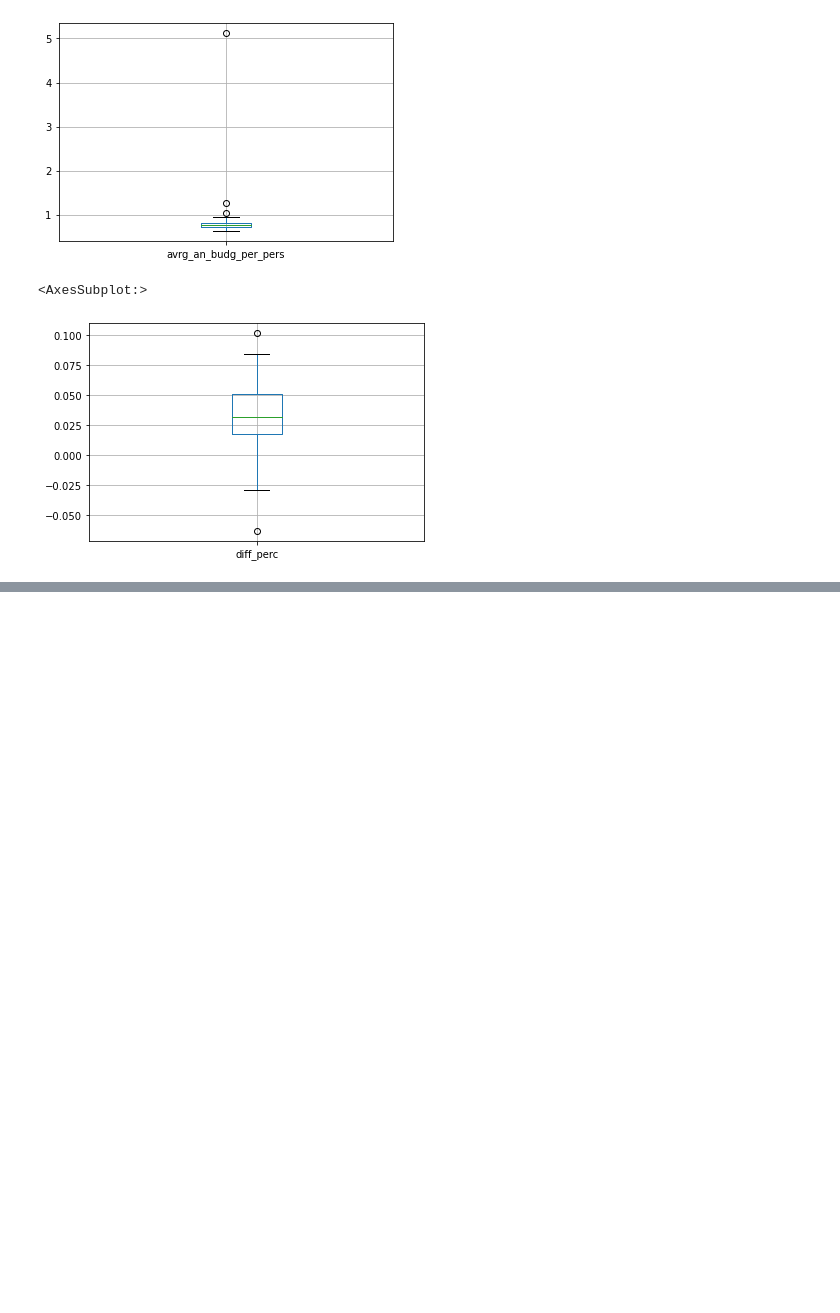
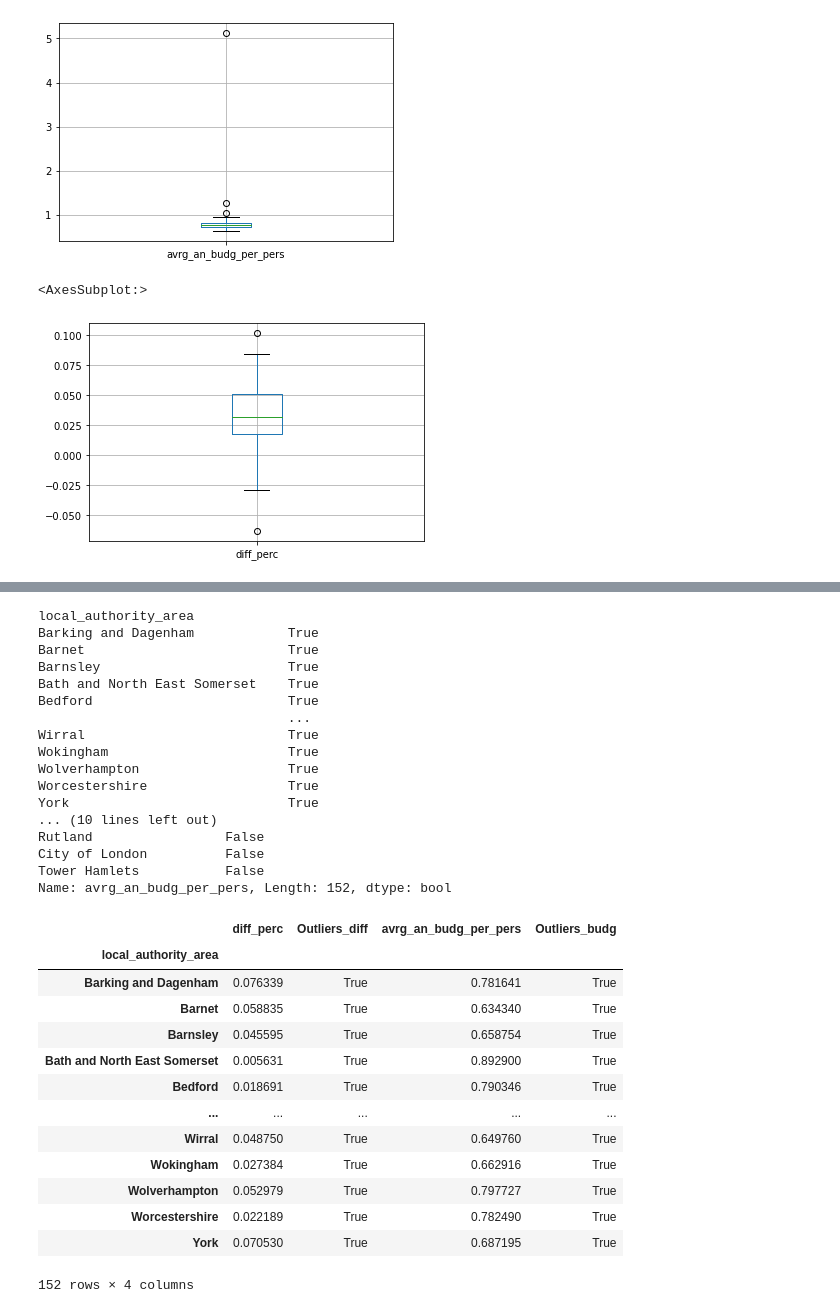
Before and after one commit to DaphneBdn/QM_coursework1, a Jupyter notebook: Coursework1_Analysis_code.ipynb, the cells around one changed output, grey strips where cells are left out. Saved outputs shown, nothing was run; the diff lists cells and outputs as text; code cells hidden in the pictures; blank space fills up the shorter version.

```diff
--- a/Coursework1_Analysis_code.ipynb
+++ b/Coursework1_Analysis_code.ipynb
@@ -382,4 +384,55 @@ Name: diff_perc, Length: 152, dtype: bool
 | Worcestershire | 0.022189 | True | 0.782490 |
 | York | 0.070530 | True | 0.687195 |
 152 rows × 3 columns
+# %%
+# find ouliers for column budget per person
+
+
+
+Q1 = df["avrg_an_budg_per_pers"].quantile(0.25)
+Q3 = df["avrg_an_budg_per_pers"].quantile(0.75)
+IQR = Q3 - Q1
+
+Out_budg = ~ ((df1[cols_df1[1]] < (Q1 - 1.5 * IQR)) | (df1[cols_df1[1]] > (Q3 + 1.5 * IQR)))
+
+
+print(Out_budg)
+
+print(Out_budg.sort_values(ascending=False))
+
+df1.insert(3,"Outliers_budg", Out_budg)
+
+df1
+# %% [output]
+local_authority_area
+Barking and Dagenham            True
+Barnet                          True
+Barnsley                        True
+Bath and North East Somerset    True
+Bedford                         True
+                                ...
+Wirral                          True
+Wokingham                       True
+Wolverhampton                   True
+Worcestershire                  True
+York                            True
+... (10 lines left out)
+Rutland                 False
+City of London          False
+Tower Hamlets           False
+Name: avrg_an_budg_per_pers, Length: 152, dtype: bool
+|  | diff_perc | Outliers_diff | avrg_an_budg_per_pers | Outliers_budg |
+| local_authority_area |  |  |  |  |
+| Barking and Dagenham | 0.076339 | True | 0.781641 | True |
+| Barnet | 0.058835 | True | 0.634340 | True |
+| Barnsley | 0.045595 | True | 0.658754 | True |
+| Bath and North East Somerset | 0.005631 | True | 0.892900 | True |
+| Bedford | 0.018691 | True | 0.790346 | True |
+| ... | ... | ... | ... | ... |
+| Wirral | 0.048750 | True | 0.649760 | True |
+| Wokingham | 0.027384 | True | 0.662916 | True |
+| Wolverhampton | 0.052979 | True | 0.797727 | True |
+| Worcestershire | 0.022189 | True | 0.782490 | True |
+| York | 0.070530 | True | 0.687195 | True |
+152 rows × 4 columns
 # %%
```
Also changed, not shown: parts of 19 cells of this notebook.
